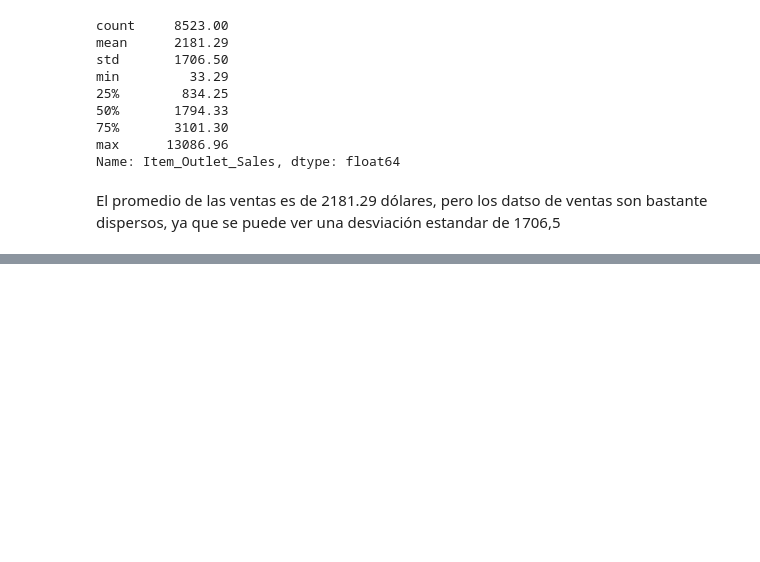
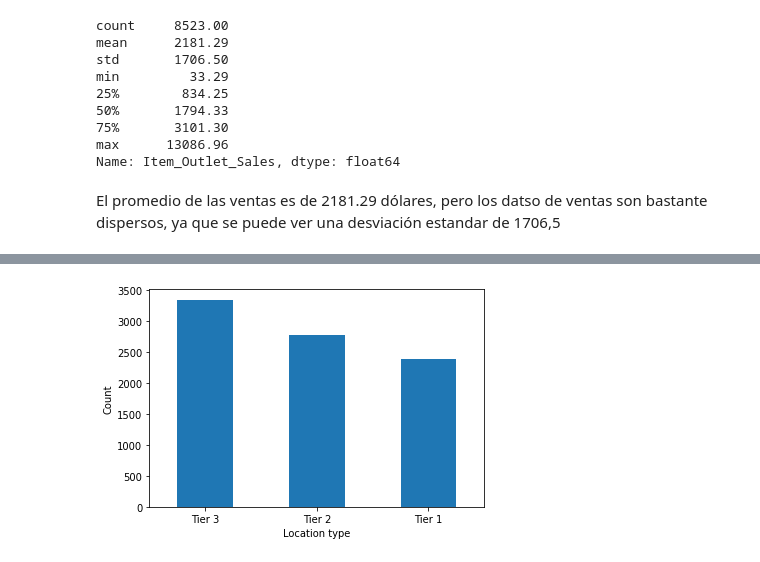
Before and after one commit to SAULIZA/prediccion_de_ventas, a Jupyter notebook: Prediccion_de_ventas.ipynb, the cells around one changed output, grey strips where cells are left out. Drawn from its saved outputs; the diff is of its cells as text; code cells hidden in the pictures; blank space fills up the shorter version.

```diff
--- a/Prediccion_de_ventas.ipynb
+++ b/Prediccion_de_ventas.ipynb
@@ -366,0 +401,8 @@ El promedio de las ventas es de 2181.29 dólares, pero los datso de ventas son b
+# %%
+df["Outlet_Location_Type"].value_counts().plot(kind="bar")
+plt.xlabel("Location type")
+plt.xticks(rotation=0)
+plt.ylabel("Count")
+plt.show()
+# %% [output]
+[figure, added]
```
Also changed, not shown: parts of 28 cells of this notebook.
